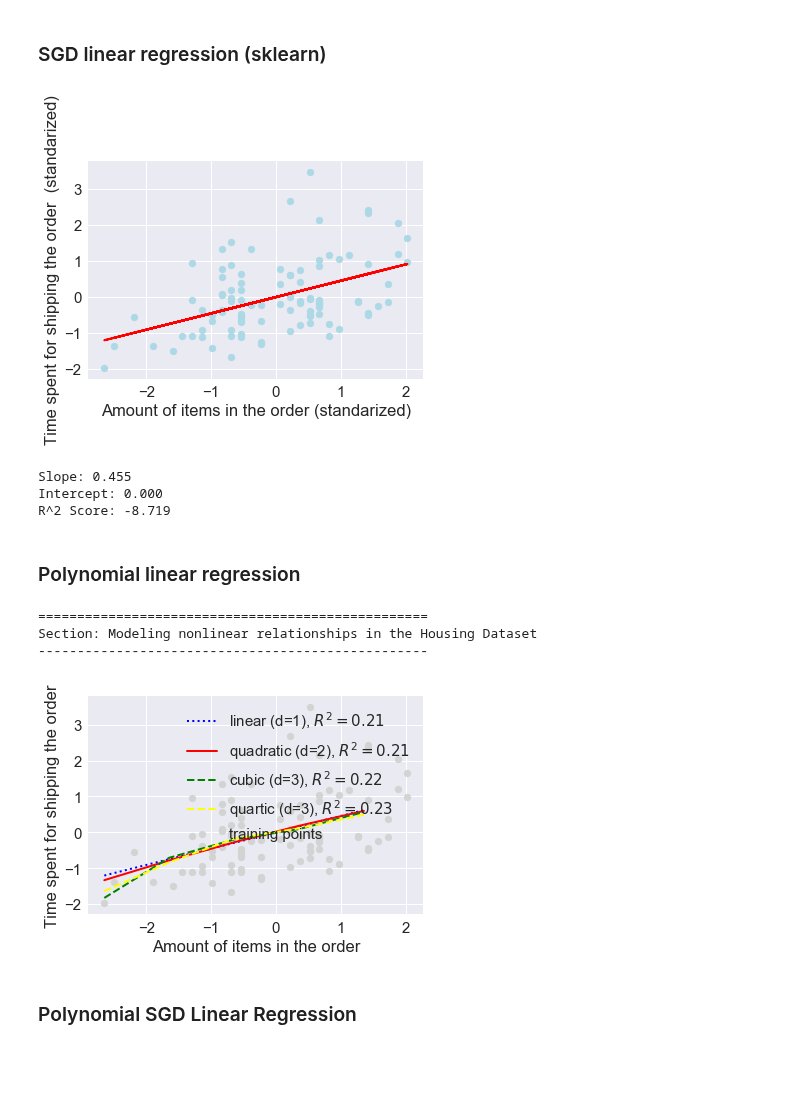
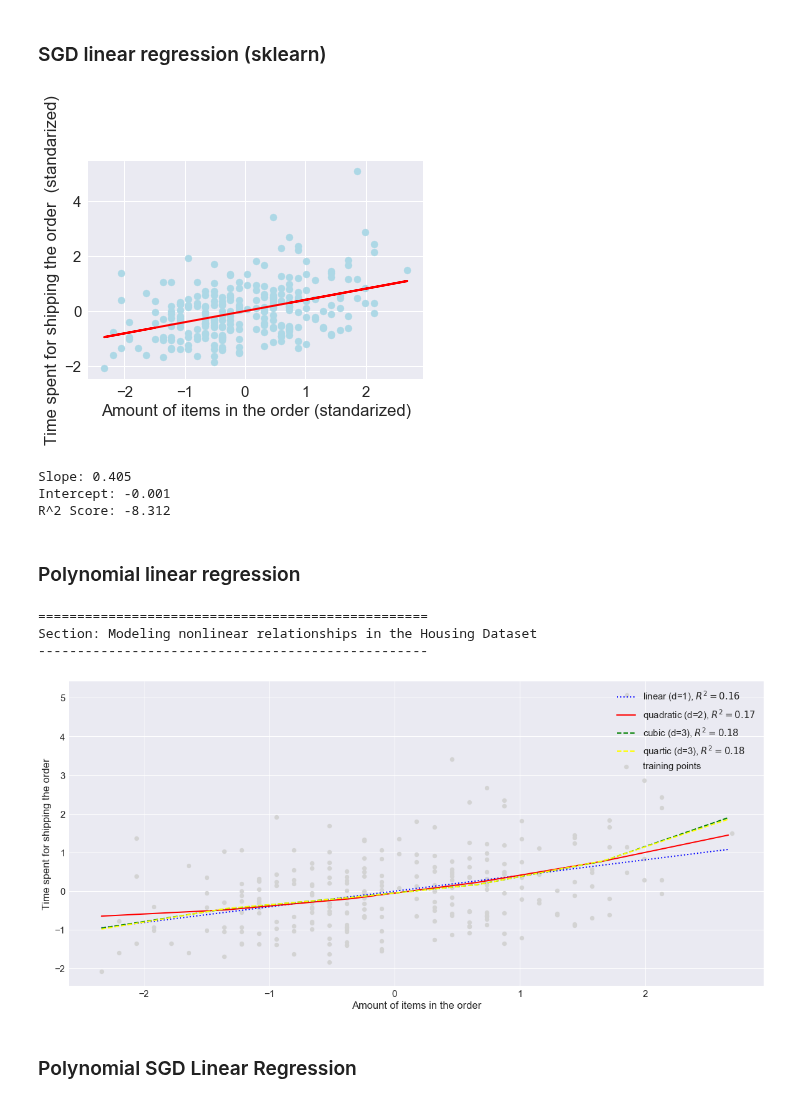
Before and after one commit to miaoever/IOT, a Jupyter notebook: Standup 6/IoT standup 6-regression-exp1.ipynb, the cells around one changed output. Cells and saved outputs as stored; diff of their text form; code cells hidden in the pictures; blank space fills up the shorter version.

Commit message:
MOD: modify dataframe ignore index

```diff
--- a/Standup 6/IoT standup 6-regression-exp1.ipynb
+++ b/Standup 6/IoT standup 6-regression-exp1.ipynb
@@ -249,18 +249,18 @@ import matplotlib.pyplot as plt
 df = pd.read_csv('../data/exp3/order/new_ws_orderinfo_orders_server.csv', header=0)
 df2 = pd.read_csv('../data/exp3/new/ws_orderinfo_orders_server.csv', header=0)
 
-df.append(df2)
+df3 = df.append(df2, ignore_index=True)
 
-filtered_df = df[df['orderdate'].isnull()]
-df = df.dropna()
-df["orderdate"] = df["orderdate"].apply(lambda x: datetime.strptime(x, '%Y-%m-%d %H:%M:%S'))
-df["tokendate"] = df["tokendate"].apply(lambda x: datetime.strptime(x, '%Y-%m-%d %H:%M:%S'))
-df["shipdate"] = df["shipdate"].apply(lambda x: datetime.strptime(x, '%Y-%m-%d %H:%M:%S'))
-df["transitDuration"] = (df["shipdate"]-df["tokendate"])/ np.timedelta64(1, 's')
-df["fulfillDuration"] = (df["shipdate"]-df["orderdate"])/ np.timedelta64(1, 's')
+filtered_df3 = df3[df3['orderdate'].isnull()]
+df3 = df3.dropna()
+df3["orderdate"] = df3["orderdate"].apply(lambda x: datetime.strptime(x, '%Y-%m-%d %H:%M:%S'))
+df3["tokendate"] = df3["tokendate"].apply(lambda x: datetime.strptime(x, '%Y-%m-%d %H:%M:%S'))
+df3["shipdate"] = df3["shipdate"].apply(lambda x: datetime.strptime(x, '%Y-%m-%d %H:%M:%S'))
+df3["transitDuration"] = (df3["shipdate"]-df3["tokendate"])/ np.timedelta64(1, 's')
+df3["fulfillDuration"] = (df3["shipdate"]-df3["orderdate"])/ np.timedelta64(1, 's')
 
-df["amount"] = df["red"]+df["blue"]+df["yellow"]+df["black"]+df["white"]
-df.head()
+df3["amount"] = df3["red"]+df3["blue"]+df3["yellow"]+df3["black"]+df3["white"]
+df3.head()
 # %% [output]
 |  | id | customer | red | blue | green | yellow | black | white | pending | orderdate | ... |
 | 0 | 1 | Sherrie | 9 | 3 | 7 | 8 | 6 | 0 | 0 | 2018-06-18 16:08:37 | ... |
@@ -392,8 +392,8 @@ R^2 Score: 0.207
 from sklearn.linear_model import SGDRegressor
 from sklearn.preprocessing import StandardScaler
 
-X = df[['amount']].values
-y = df['transitDuration'].values
+X = df3[['amount']].values
+y = df3['transitDuration'].values
 
 sc_x = StandardScaler()
 sc_y = StandardScaler()
@@ -429,10 +429,10 @@ print('Slope: %.3f' % lr.coef_)
 print('Intercept: %.3f' % lr.intercept_)
 print('R^2 Score: %.3f' % lr.score(X,y))
 # %% [output]
-[figure, old version]
+[figure, new version]
-Slope: 0.455
-Intercept: 0.000
-R^2 Score: -8.719
+Slope: 0.405
+Intercept: -0.001
+R^2 Score: -8.312
 # %% [markdown]
 ### Polynomial linear regression
 # %%
@@ -447,12 +447,13 @@ print(50 * '=')
 print('Section: Modeling nonlinear relationships in the Housing Dataset')
 print(50 * '-')
 
-X = df[['amount']].values
-y = df['transitDuration'].values
+X = df3[['amount']].values
+y = df3['transitDuration'].values
 
 scaler = StandardScaler()
 X = scaler.fit_transform(X)
 y = scaler.fit_transform(y[:, np.newaxis]).flatten()
+
 
 regr = LinearRegression()
 
@@ -494,35 +495,35 @@ plt.plot(X_fit, y_lin_fit,
          linestyle=':')
 
 plt.plot(X_fit, y_quad_fit,
          label='quadratic (d=2), $R^2=%.2f$' % quadratic_r2,
          color='red',
          lw=2,
          linestyle='-')
 
 plt.plot(X_fit, y_cubic_fit,
          label='cubic (d=3), $R^2=%.2f$' % cubic_r2,
          color='green',
          lw=2,
          linestyle='--')
 
 plt.plot(X_fit, y_quartic_fit,
          label='quartic (d=3), $R^2=%.2f$' % quartic_r2,
          color='yellow',
          lw=2,
          linestyle='--')
 
 plt.xlabel('Amount of items in the order')
 plt.ylabel('Time spent for shipping the order')
 plt.legend(loc='upper right')
-plt.rcParams["figure.figsize"] = [20,9]
+plt.rcParams["figure.figsize"] = [200,9]
 # plt.tight_layout()
 # plt.savefig('./figures/polyhouse_example.png', dpi=300)
 plt.show()
 # %% [output]
 ==================================================
 Section: Modeling nonlinear relationships in the Housing Dataset
 --------------------------------------------------
-[figure, old version]
+[figure, new version]
 # %% [markdown]
 ### Polynomial SGD Linear Regression
 # %%
```
Also changed, not shown: parts of 9 cells of this notebook.
